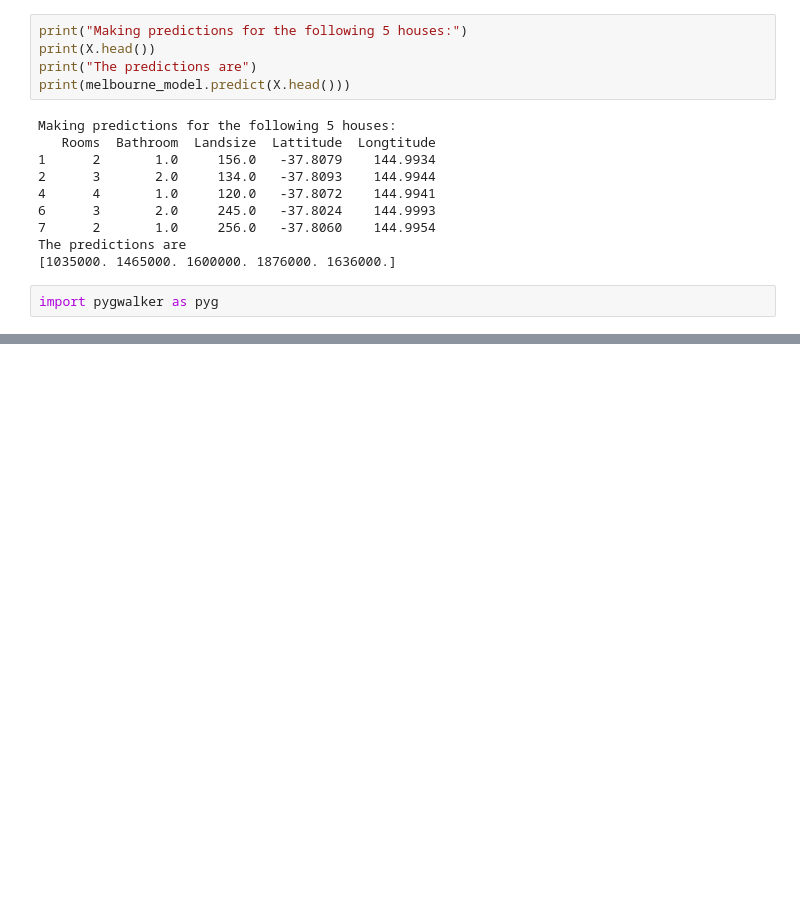
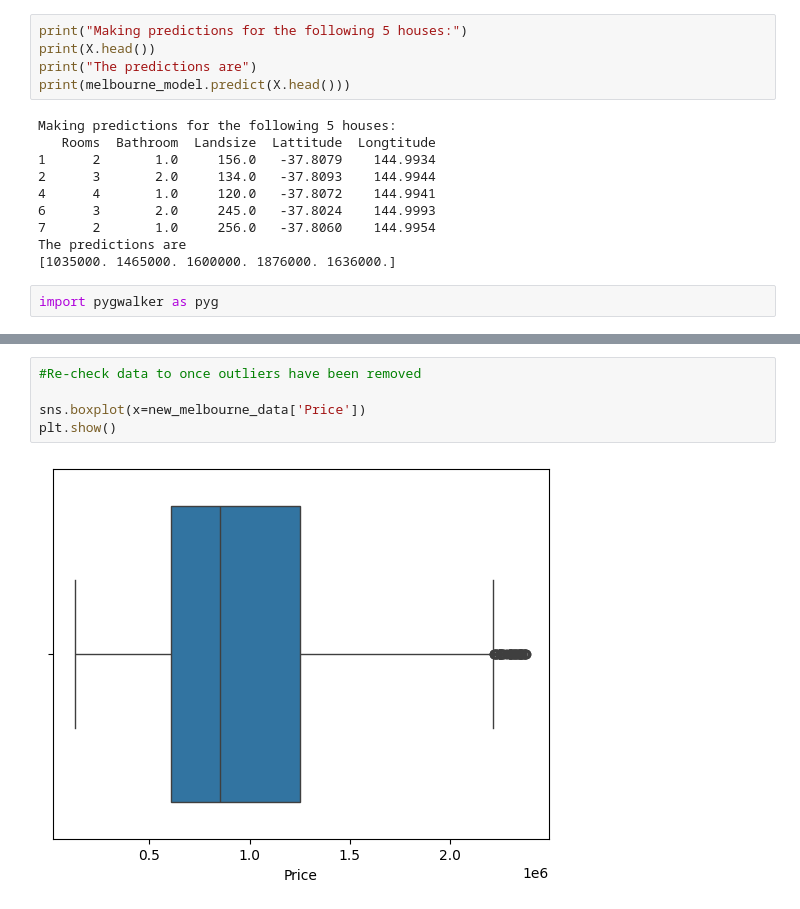
Before and after one commit to pshreya1103/data_science_projects, a Jupyter notebook: melbourne_house_cost_predict.ipynb, the cells around one changed output, grey strips where cells are left out. Drawn from its saved outputs; the diff is of its cells as text; blank space fills up the shorter version.

```diff
--- a/melbourne_house_cost_predict.ipynb
+++ b/melbourne_house_cost_predict.ipynb
@@ -95,0 +154,7 @@ Box(children=(HTML(value='\n<div id="ifr-pyg-00062074b45a7014oI3lWvrF0sB7TxJ4" s
+# %%
+#Re-check data to once outliers have been removed
+
+sns.boxplot(x=new_melbourne_data['Price'])
+plt.show()
+# %% [output]
+[figure, added]
```
Also changed, not shown: parts of 12 cells of this notebook.
